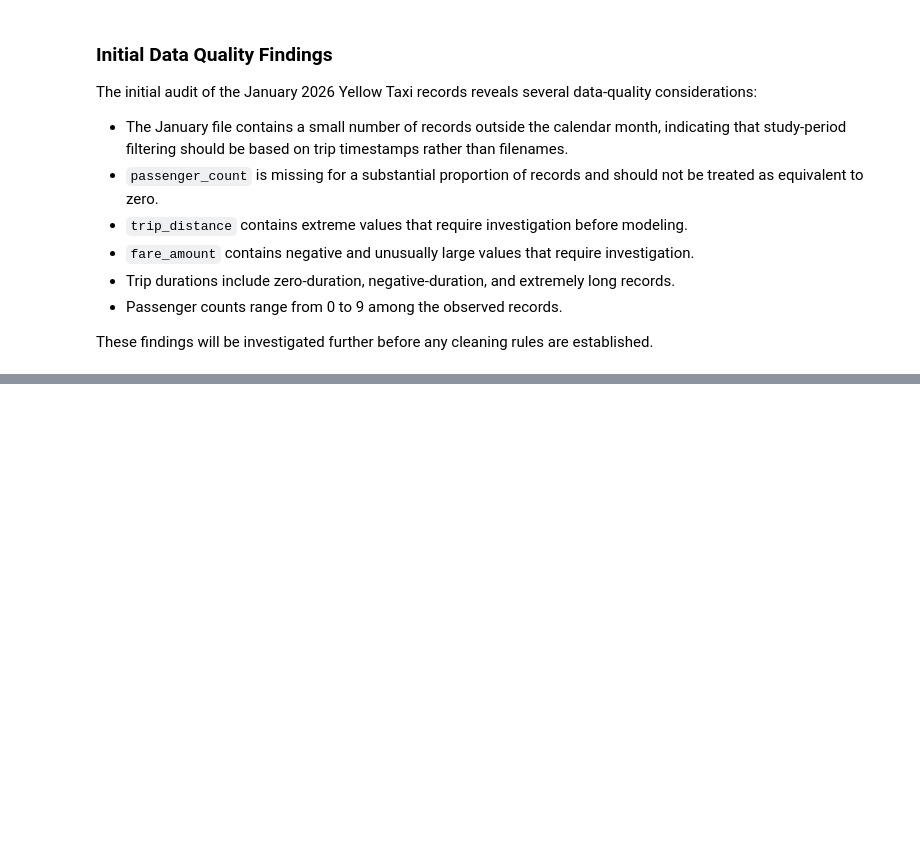
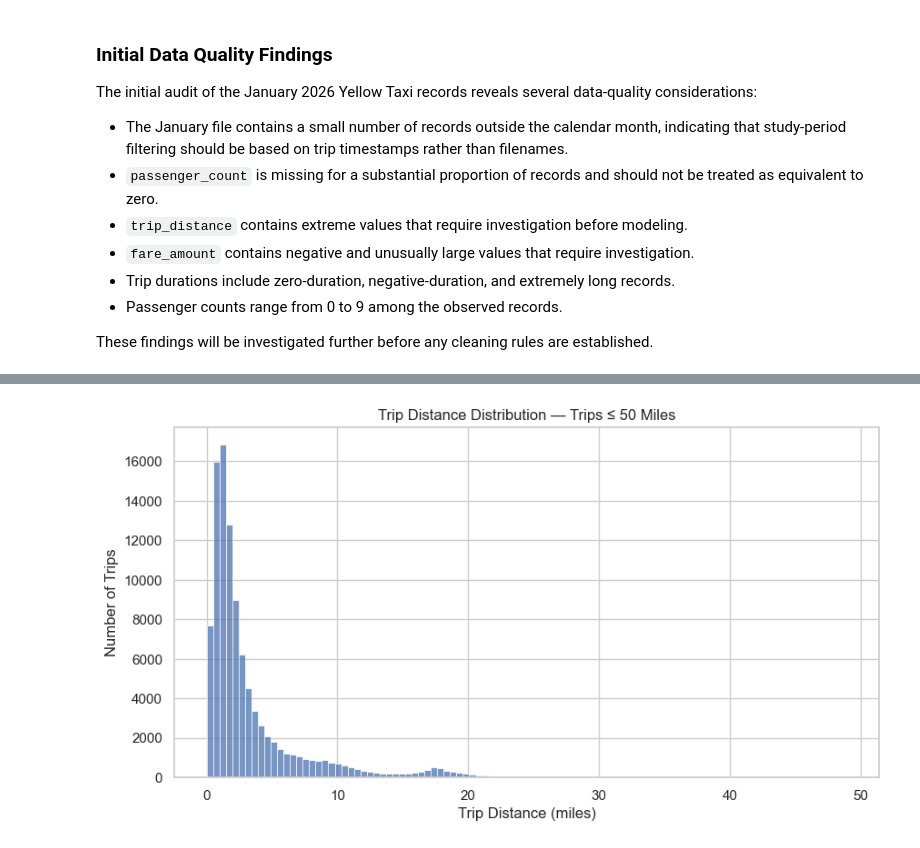
Before and after one commit to sachdeva-aarushi/ML-notebooks, a Jupyter notebook: nyc-taxi-analysis/notebooks/01_data_exploration_and_quality.ipynb, the cells around one changed output, grey strips where cells are left out. Drawn from its saved outputs; the diff is of its cells as text; code cells hidden in the pictures; blank space fills up the shorter version.

```diff
--- a/nyc-taxi-analysis/notebooks/01_data_exploration_and_quality.ipynb
+++ b/nyc-taxi-analysis/notebooks/01_data_exploration_and_quality.ipynb
@@ -276,0 +619,20 @@ These findings will be investigated further before any cleaning rules are establ
+# %%
+distance_plot = sample_for_plot[
+    sample_for_plot["trip_distance"] <= 50
+]
+
+plt.figure(figsize=(10, 5))
+
+sns.histplot(
+    data=distance_plot,
+    x="trip_distance",
+    bins=100
+)
+
+plt.title("Trip Distance Distribution — Trips ≤ 50 Miles")
+plt.xlabel("Trip Distance (miles)")
+plt.ylabel("Number of Trips")
+
+plt.show()
+# %% [output]
+[figure, added]
```
Also changed, not shown: parts of 25 cells of this notebook.
